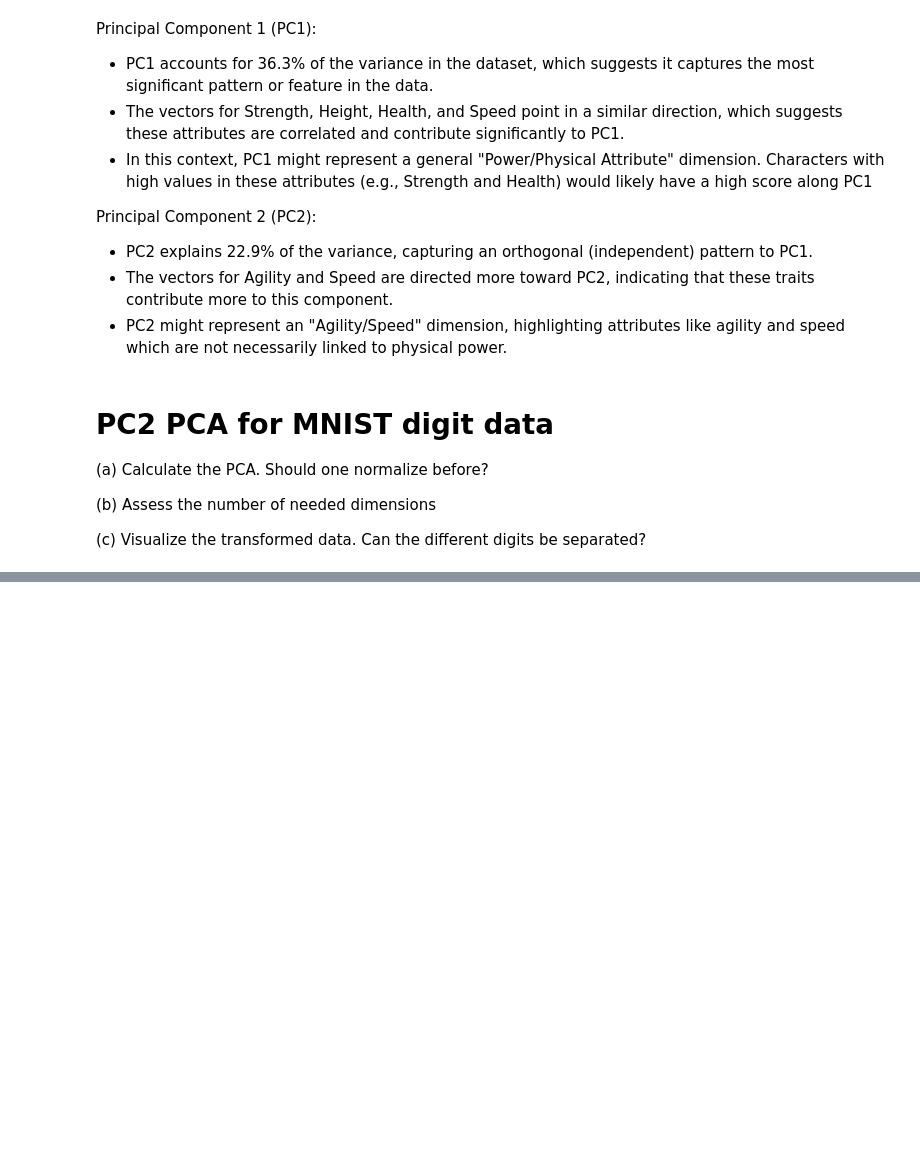
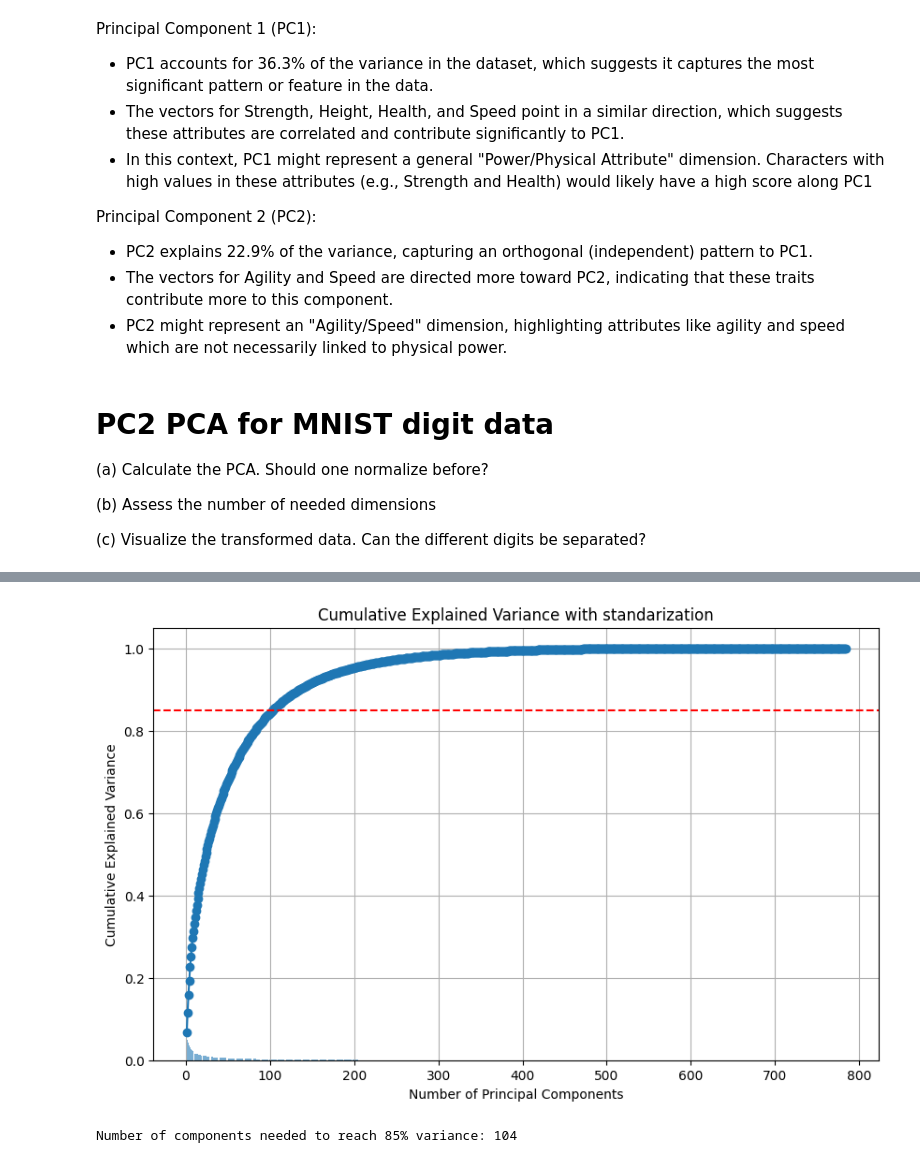
Before and after one commit to psiku/FHSalzburg-AnalyticsAndKnowledgeDiscovery, a Jupyter notebook: Lab3/PCA.ipynb, the cells around one changed output, grey strips where cells are left out. Drawn from its saved outputs; the diff is of its cells as text; code cells hidden in the pictures; blank space fills up the shorter version.

```diff
--- a/Lab3/PCA.ipynb
+++ b/Lab3/PCA.ipynb
@@ -306,0 +350,9 @@ Principal Component 2 (PC2):
+# %%
+# with standarization
+minset_with_standarization = get_pca_out(minst_df, if_standarize=True)
+num_needed_components, cumulative_variance, explained_variance = assess_dimensions(minset_with_standarization)
+plot_cumulative_variance(cumulative_variance, 0.85, num_needed_components, "Cumulative Explained Variance with standarization", explained_variance)
+print(f"Number of components needed to reach 85% variance: {num_needed_components}")
+# %% [output]
+[figure, added]
+Number of components needed to reach 85% variance: 104
```
Also changed, not shown: parts of 7 cells of this notebook, 2 other files.
